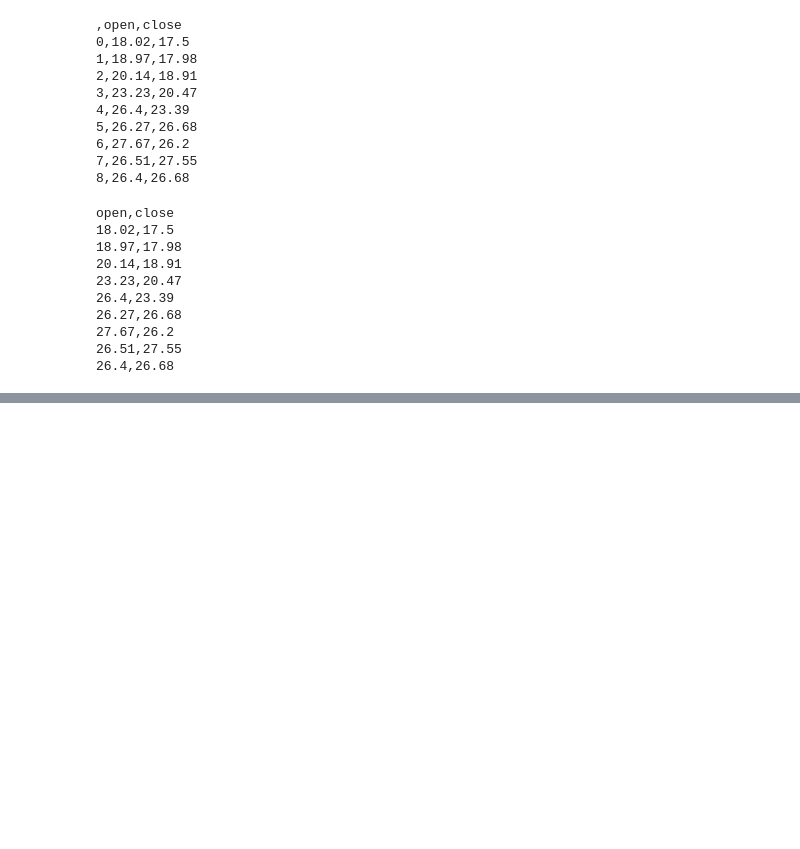
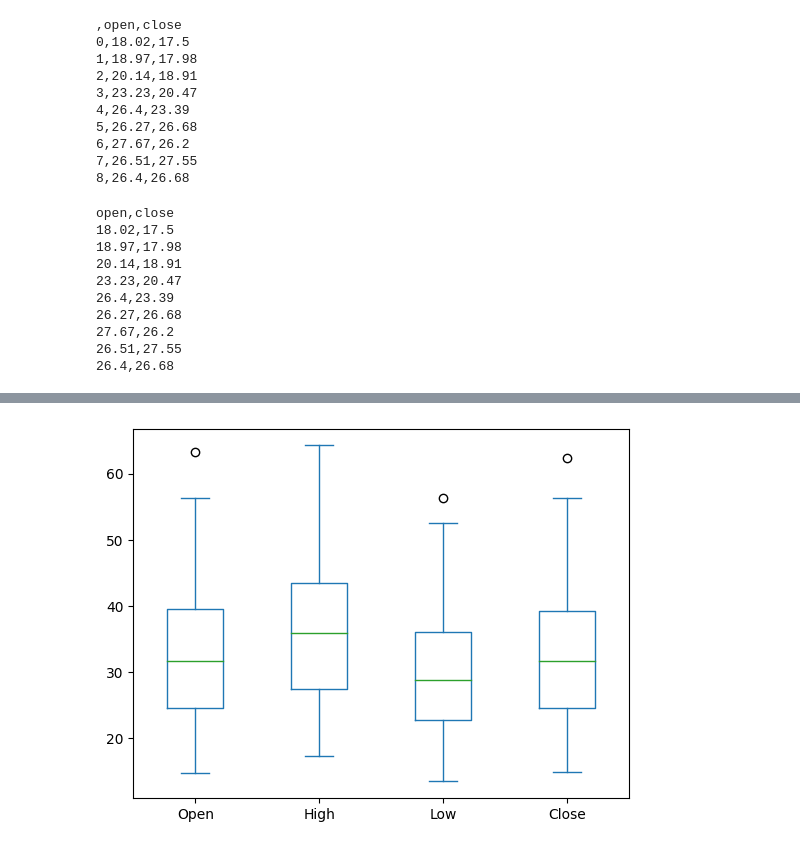
Before and after one commit to DilushkumarVasu/Pandas, a Jupyter notebook: Pandas.ipynb, the cells around one changed output, grey strips where cells are left out. Saved outputs shown, nothing was run; the diff lists cells and outputs as text; code cells hidden in the pictures; blank space fills up the shorter version.

```diff
--- a/Pandas.ipynb
+++ b/Pandas.ipynb
@@ -335,0 +396,4 @@ open,close
+# %%
+df[['Open','High','Low','Close']].plot.box();
+# %% [output]
+[figure, added]
```
Also changed, not shown: parts of 12 cells of this notebook.
